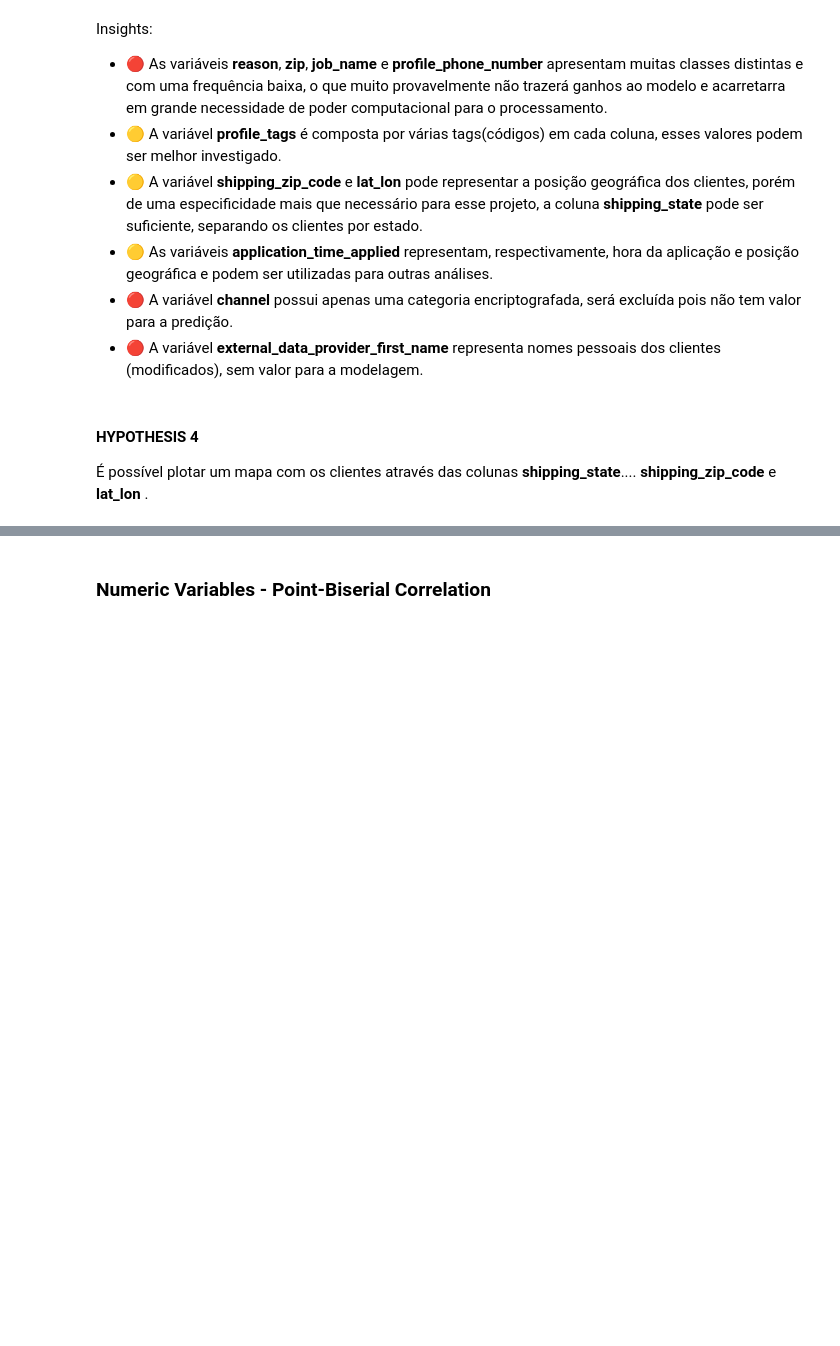
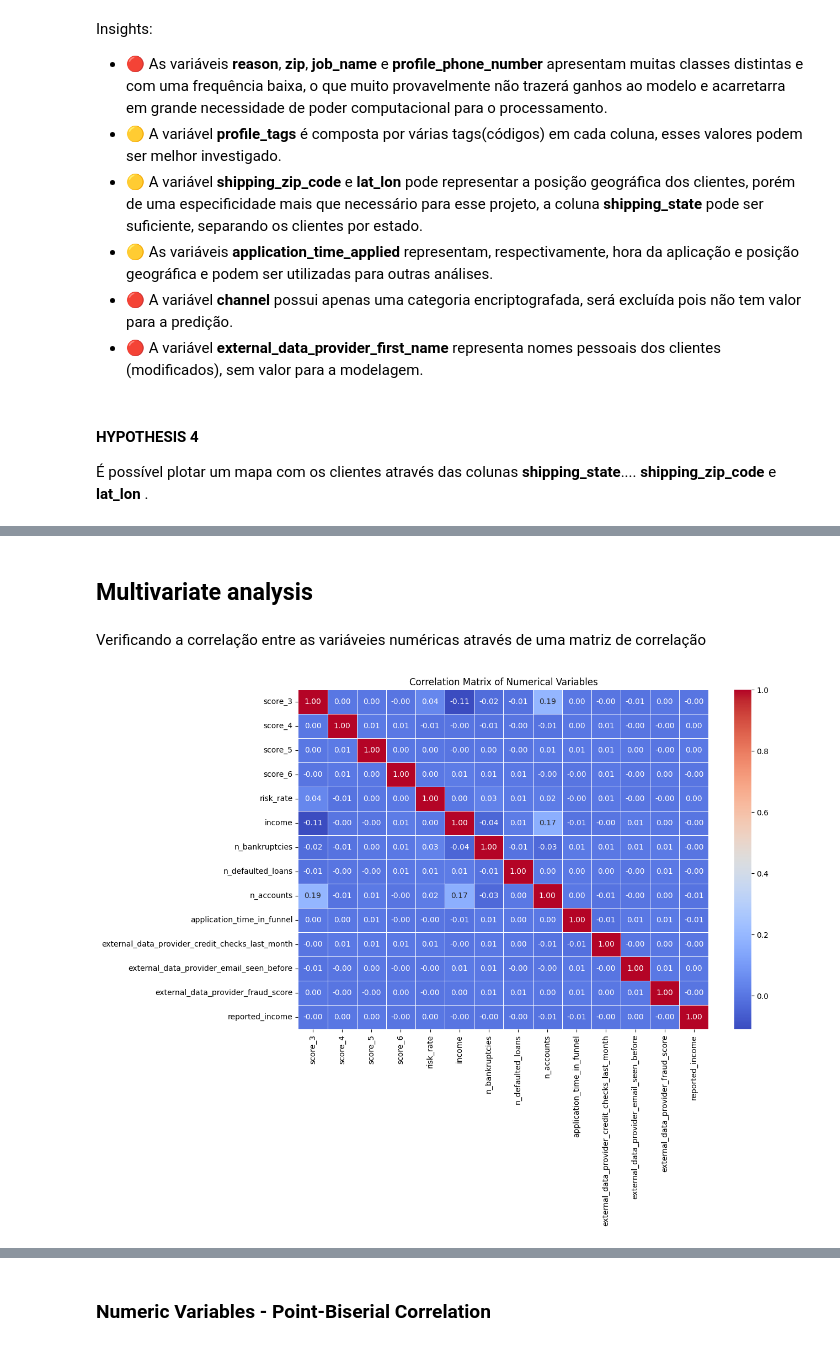
Before and after one commit to gabrielcapela/credit_risk, a Jupyter notebook: notebooks/I_data_analysis.ipynb, the cells around one changed output, grey strips where cells are left out. Saved outputs shown, nothing was run; the diff lists cells and outputs as text; code cells hidden in the pictures; blank space fills up the shorter version.

```diff
--- a/notebooks/I_data_analysis.ipynb
+++ b/notebooks/I_data_analysis.ipynb
@@ -617,12 +596,12 @@ Insights:
 import plotly.express as px
 import plotly.io as pio
 pio.renderers.default = "browser"
-
+df_test=df.copy()
 # Remove the 'BR-' prefix to keep only the state abbreviations (e.g., SP, RJ, RS)
-df_clean['uf'] = df_clean['shipping_state'].str.replace('BR-', '')
+df_test['uf'] = df_test['shipping_state'].str.replace('BR-', '')
 
 # Count the number of customers per state
-customers_per_state = df_clean['uf'].value_counts().reset_index()
+customers_per_state = df_test['uf'].value_counts().reset_index()
 customers_per_state.columns = ['uf', 'customers']
 
 # Create a choropleth map using Plotly
@@ -657,0 +732,3 @@ fig.show()
+# %%
+#Deleting categorical columns
+df_clean = df_clean.drop(columns=['reason', 'zip', 'job_name', 'profile_phone_number', 'channel', 'external_data_provider_first_name', 'shipping_zip_code', 'lat_lon'])
@@ -657,0 +751,16 @@ fig.show()
+# %% [markdown]
+## Multivariate analysis
+# %% [markdown]
+Verificando a correlação entre as variáveies numéricas através de uma matriz de correlação
+# %%
+#Creating a list of numerical columns
+numerical_columns = df_clean.select_dtypes(include=['float64', 'int64']).columns.tolist()
+
+#Ploting
+corr_matrix = df_clean[numerical_columns].corr()
+plt.figure(figsize=(12, 8))
+sns.heatmap(corr_matrix, annot=True, cmap='coolwarm', fmt='.2f', linewidths=0.5)
+plt.title("Correlation Matrix of Numerical Variables")
+plt.show()
+# %% [output]
+[figure, added]
```
Also changed, not shown: parts of 96 cells of this notebook.
